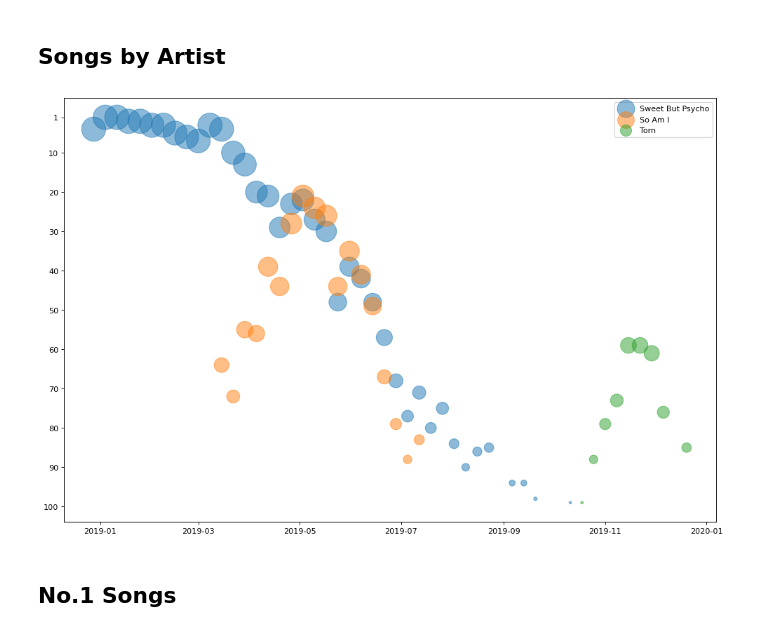
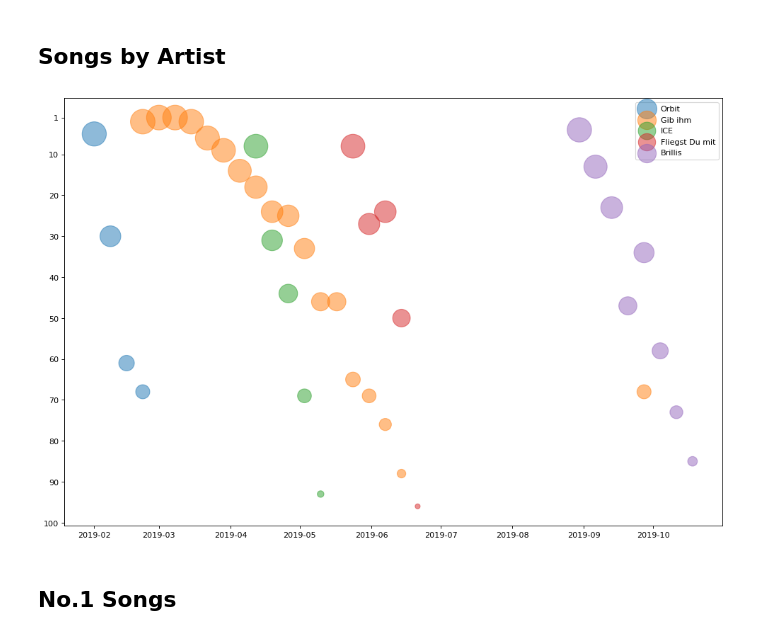
Before and after one commit to ninathumser/German-Top100, a Jupyter notebook: German-Top100-Analysis.ipynb, the cells around one changed output. Cells and saved outputs as stored; diff of their text form; code cells hidden in the pictures.

Commit message:
Added Top10 Artists

```diff
--- a/German-Top100-Analysis.ipynb
+++ b/German-Top100-Analysis.ipynb
@@ -113,9 +113,9 @@ def info_artist(artist_name):
     plt.show()
 # %%
 # Example
-info_artist('Ava Max')
+info_artist('Shirin David')
 # %% [output]
-[figure, old version]
+[figure, new version]
 # %% [markdown]
 ## No.1 Songs
 # %%
```
Also changed, not shown: parts of 2 cells of this notebook.
